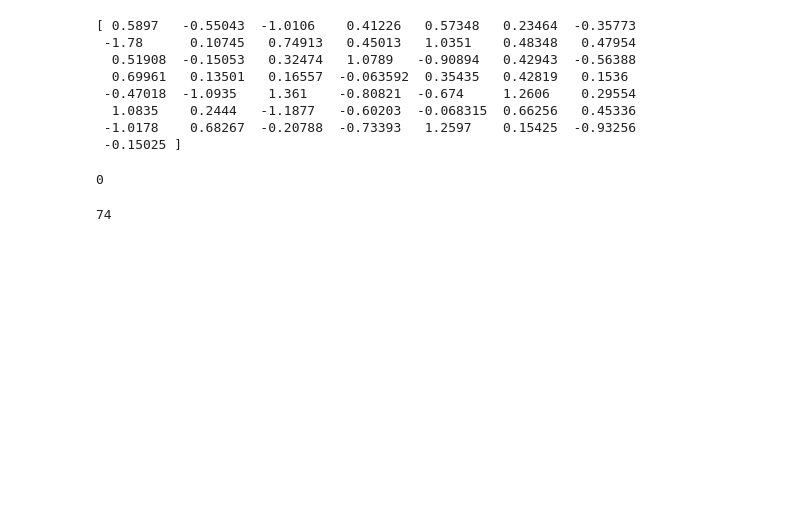
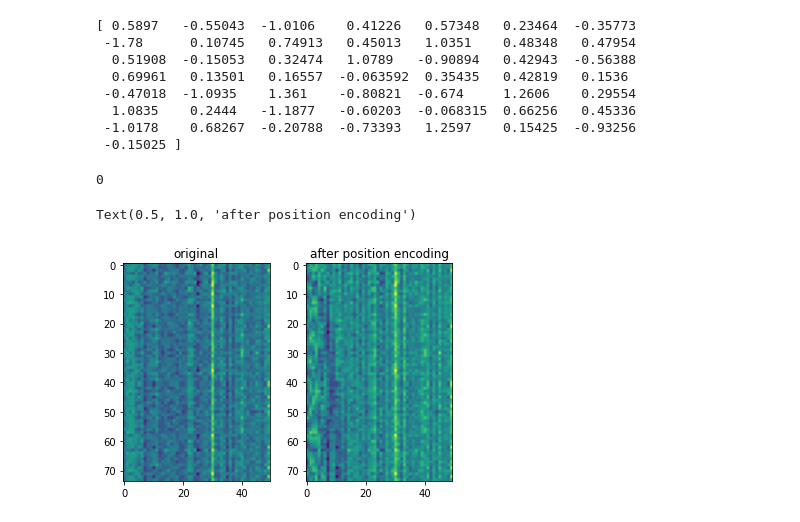
Before and after one commit to robelkebede/stance_detection, a Jupyter notebook: notebooks/Stance Detection.ipynb, the cells around one changed output. Cells and saved outputs as stored; diff of their text form; code cells hidden in the pictures; blank space fills up the shorter version.

Commit message:
fix position encoding increase the signal strength

```diff
--- a/notebooks/Stance Detection.ipynb
+++ b/notebooks/Stance Detection.ipynb
@@ -104,10 +104,8 @@ print(val)
 # %% [output]
 0
 # %%
-#head_output = np.array(head_output)
-print(len(head_output))
+#single head output
+head_output = np.array(head_output).reshape(74,50)
-# %% [output]
-74
 # %%
 # positional encoding from https://robelkebede.github.io/2020/11/06/positional-encoding.html
 
@@ -119,13 +117,12 @@ def pos_enc(word_emb,pos):
         k = 2*i / len(word_emb)
 
         if i%2 == 0:
-            word_pos.append(np.sin(pos/(10000**k)))
+            word_pos.append(np.sin(pos/(1000**k)))
         else:
-            word_pos.append(np.cos(pos/(10000**k)))
-
-    #print(pos)
-
-    return word_pos + word_emb
+            word_pos.append(np.cos(pos/(1000**k)))
 
 
-x1 = np.array([pos_enc(head_output[i],i) for i in range(len(head_output))])
+    return  word_emb +word_pos
+
+
+x1 = np.array([pos_enc(val,i) for i,val in enumerate(head_output)])
@@ -132,2 +131,14 @@ x1 = np.array([pos_enc(head_output[i],i) for i in range(len(head_output))])
 # %%
-#x = x.reshape(74,50)
+# single positional encoding
+x1 = x1.reshape(74,50)
+# %%
+fig,ax = plt.subplots(1,2)
+
+ax[0].imshow(og)
+ax[1].imshow(x1)
+
+ax[0].set_title("original")
+ax[1].set_title("after position encoding")
+# %% [output]
+Text(0.5, 1.0, 'after position encoding')
+[figure, added]
```
Also changed, not shown: parts of 2 cells of this notebook.
